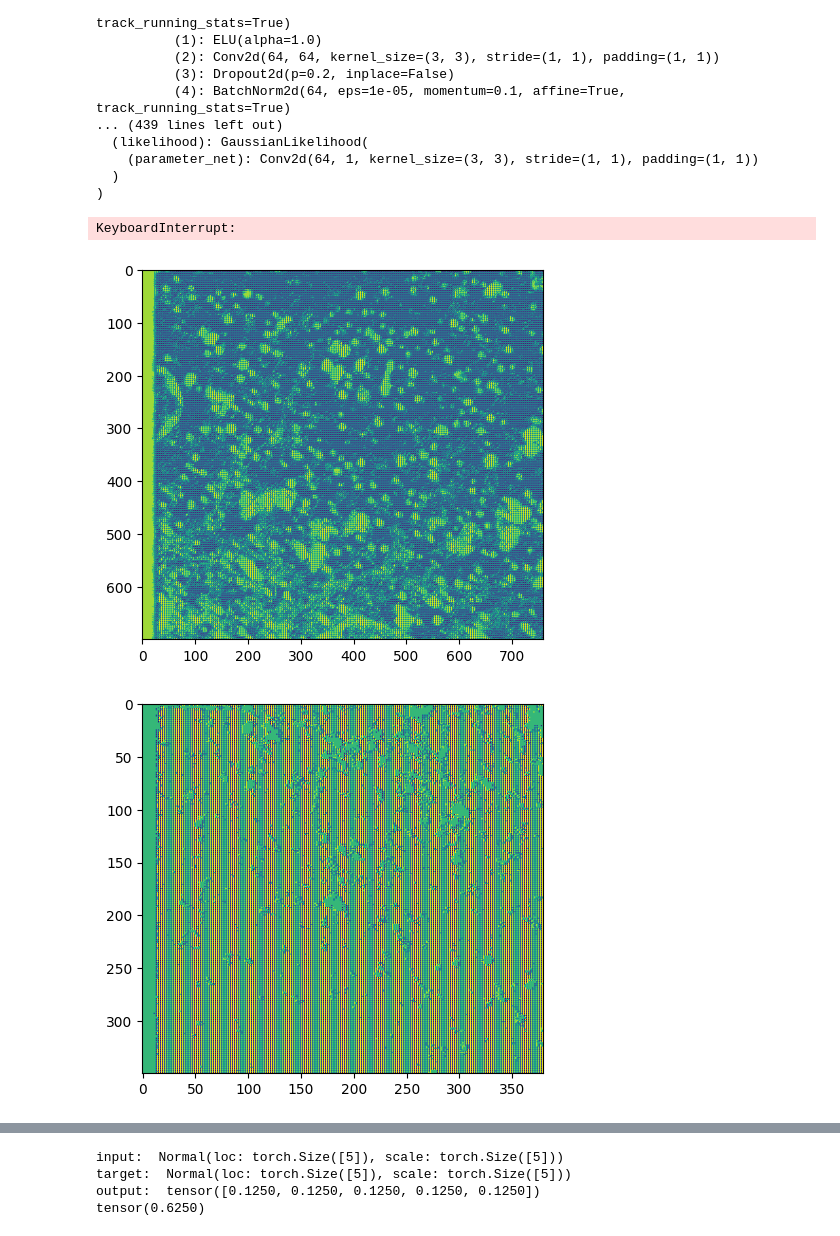
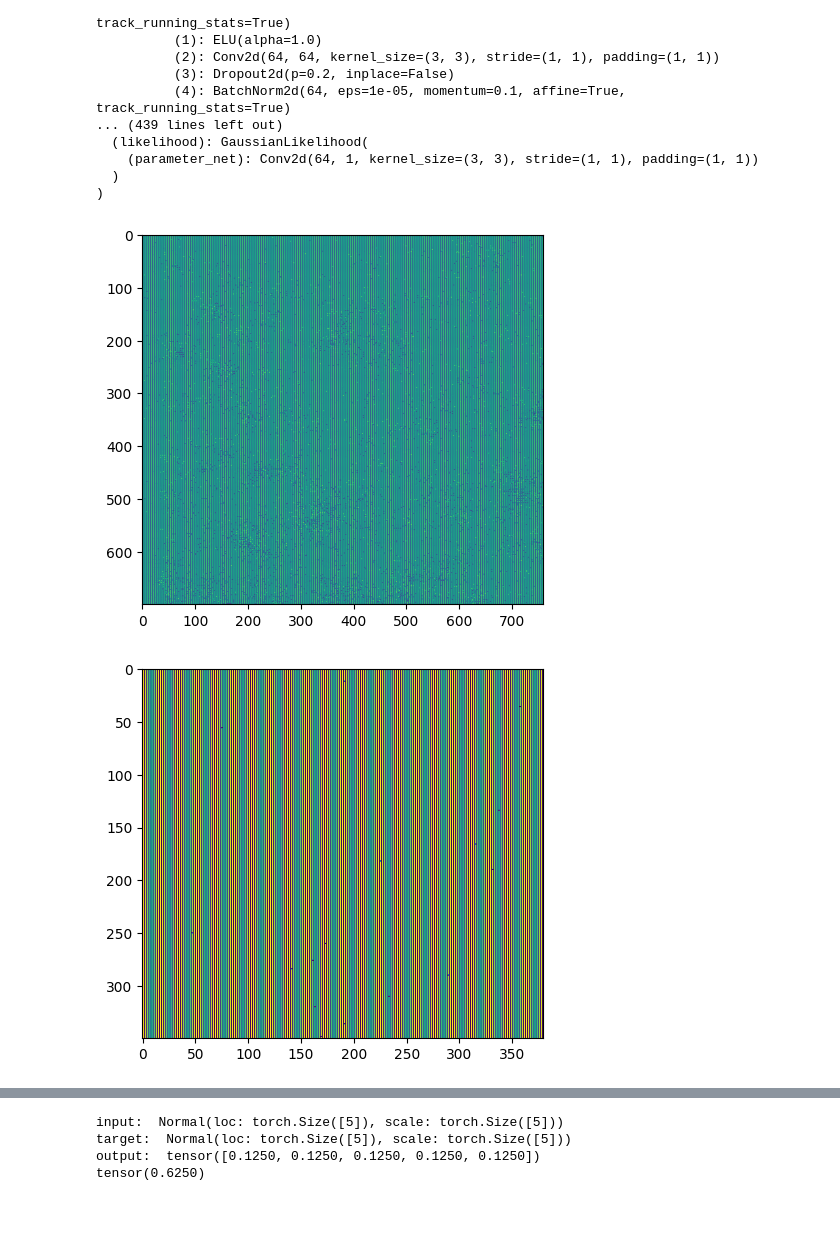
Before and after one commit to shei-dark/HDN, a Jupyter notebook: examples/Pixel_Noise/Convallaria/3-Evaluation.ipynb, the cells around one changed output, grey strips where cells are left out. Saved outputs shown, nothing was run; the diff lists cells and outputs as text; code cells hidden in the pictures.

```diff
--- a/examples/Pixel_Noise/Convallaria/3-Evaluation.ipynb
+++ b/examples/Pixel_Noise/Convallaria/3-Evaluation.ipynb
@@ -14,7 +14,7 @@ device = torch.device("cuda" if use_cuda else "cpu")
 # %%
 path="/group/jug/Sheida/pancreatic beta cells/download/high_c1/"
 patch_size = 64
-model = torch.load("/group/jug/Sheida/HDN models/19022024/background added to negative pair/model/Contrastive_MAE_best_vae.net")
+model = torch.load("/group/jug/Sheida/HDN_models/22022024/Trained_model_5/model/Contrastive_MAE_best_vae.net")
 model.mode_pred=True
 model.eval()
 model.to(device)
@@ -121,5 +121,3 @@ for i in tqdm(range(0, img_height, 4)):
             # output[64:96,i:i+2,j:j+2] = sample['mu'][2][0].cpu().numpy()[:,3:5,3:5]
             # output[96:128,i:i+2,j:j+2] = sample['mu'][3][0].cpu().numpy()[:,1:3,1:3]
             # output[128:160,i:i+2,j:j+2] = sample['mu'][4][0].cpu().numpy()
-# %% [output]
-KeyboardInterrupt:
@@ -128,17 +128,15 @@ np.save("/group/jug/Sheida/HDN models/19022024/background added to negative pair
-# %%
-output = np.load("/group/jug/Sheida/HDN models/19022024/background added to negative pair/imgs/output_187.npy")
 # %%
 clusters = clustering(output)
 # %%
-imwrite("/group/jug/Sheida/HDN models/19022024/background added to negative pair/imgs/187_8cluster.tif", clusters.reshape(700, 760))
+imwrite("/group/jug/Sheida/HDN_models/22022024/Trained_model_5/imgs/187_8_cluster.tif", clusters.reshape(700, 760))
 plt.imshow(clusters.reshape(700, 760))
 plt.show()
 # %% [output]
-[figure, old version]
+[figure, new version]
 # %%
-imwrite("/group/jug/Sheida/HDN models/19022024/background added to negative pair/imgs/187_4cluster_downscale.tif", clusters.reshape(700, 760)[::2,::2])
+imwrite("/group/jug/Sheida/HDN_models/22022024/Trained_model_3/imgs/187_8_cluster_downscale_2.tif", clusters.reshape(700, 760)[::2,::2])
 plt.imshow(clusters.reshape(700, 760)[::2,::2])
 plt.show()
 # %% [output]
-[figure, old version]
+[figure, new version]
 # %%
```
Also changed, not shown: parts of 5 cells of this notebook, 10 other files.
